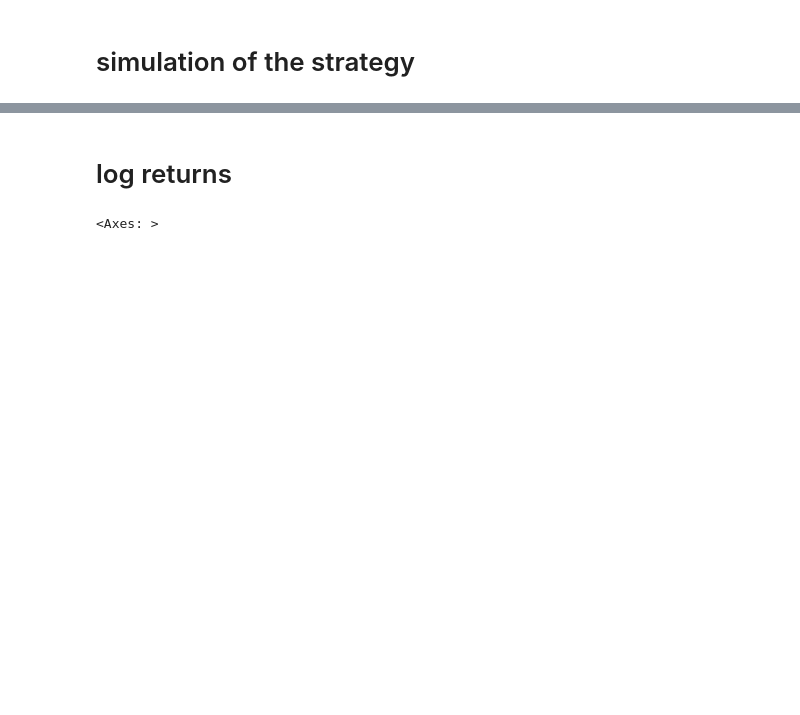
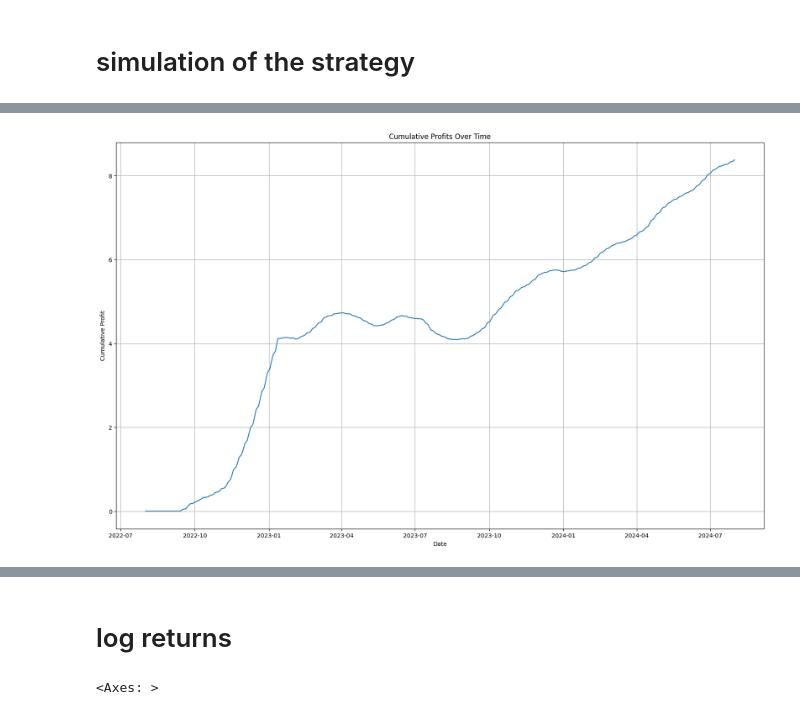
Before and after one commit to Zaid87648326/Trading-Strategy-Model-Project, a Jupyter notebook: note.ipynb, the cells around one changed output, grey strips where cells are left out. Cells and saved outputs as stored; diff of their text form; code cells hidden in the pictures; blank space fills up the shorter version.

```diff
--- a/note.ipynb
+++ b/note.ipynb
@@ -111,13 +102,12 @@ train
 # %% [markdown]
 # simulation of the strategy
 # %%
-position = 0 #(1 for long , -1 for short ,0 for no position)
+volume = 0
+position = 0
+profits = []
 cumul = 0
-profits = []
-positionprice = 0
-train['Position'] = 0
 
-
+# Trading logic based on RSI signals
 for i in range(len(train)):
     if train['buy_signal'].iloc[i] and position != 1:
         position = 1
@@ -140,4 +130,14 @@ for i in range(len(train)):
 
     cumul = cumul + profit
     profits.append(cumul)
+
+
+# Plot cumulative profits over time
+plt.figure(figsize=(20, 12))
+plt.plot(data.index, profits)
+plt.title('Cumulative Profits Over Time')
+plt.xlabel('Date')
+plt.ylabel('Cumulative Profit')
+plt.grid(True)
+plt.show()
 # %% [output]
@@ -153,0 +155 @@ buy 1.0701825618743896 on 2023-11-14 00:00:00
+[figure, added]
```
Also changed, not shown: parts of 10 cells of this notebook, 1 other file.
